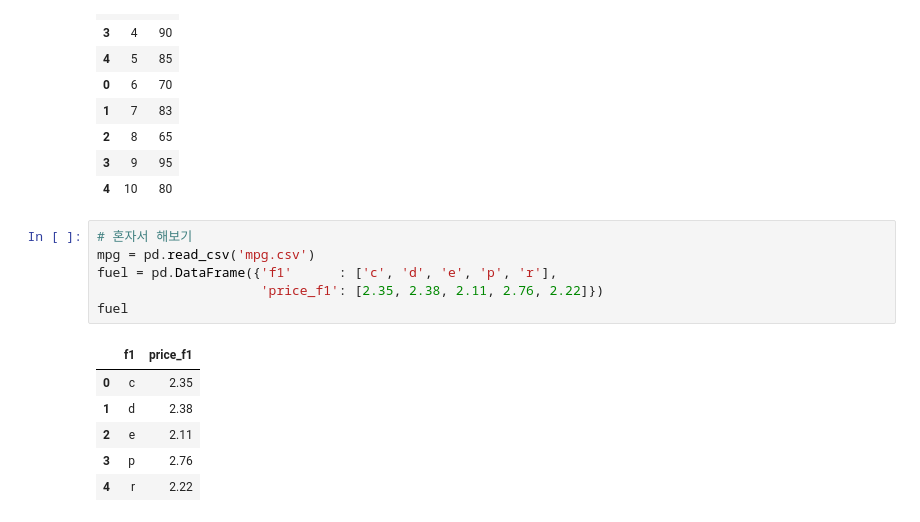
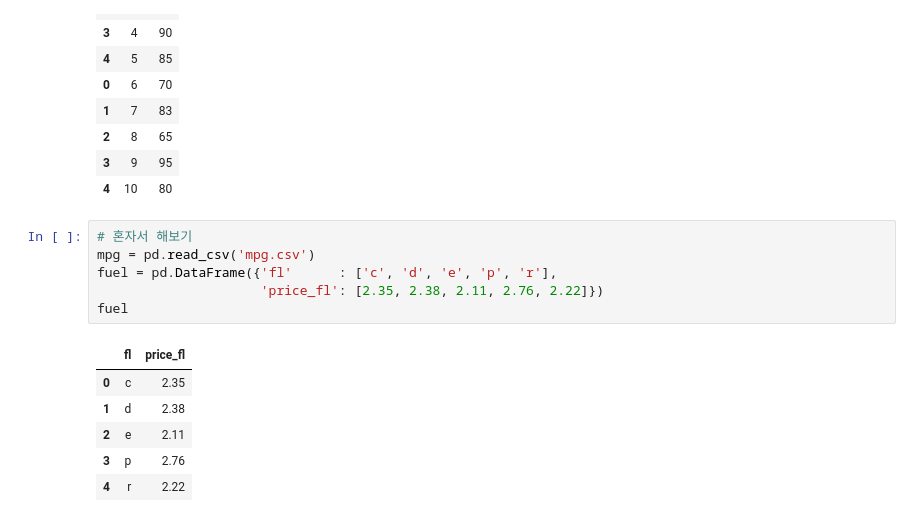
Before and after one commit to gun587330/-, a Jupyter notebook: Ch06.ipynb, the cells around one changed output. Cells and saved outputs as stored; diff of their text form.

```diff
--- a/Ch06.ipynb
+++ b/Ch06.ipynb
@@ -759,11 +759,11 @@ group_all
 # %%
 # 혼자서 해보기
 mpg = pd.read_csv('mpg.csv')
-fuel = pd.DataFrame({'f1'      : ['c', 'd', 'e', 'p', 'r'],
-                     'price_f1': [2.35, 2.38, 2.11, 2.76, 2.22]})
+fuel = pd.DataFrame({'fl'      : ['c', 'd', 'e', 'p', 'r'],
+                     'price_fl': [2.35, 2.38, 2.11, 2.76, 2.22]})
 fuel
 # %% [output]
-|  | f1 | price_f1 |
+|  | fl | price_fl |
 | 0 | c | 2.35 |
 | 1 | d | 2.38 |
 | 2 | e | 2.11 |
```
Also changed, not shown: parts of 7 cells of this notebook, 7 other files.
